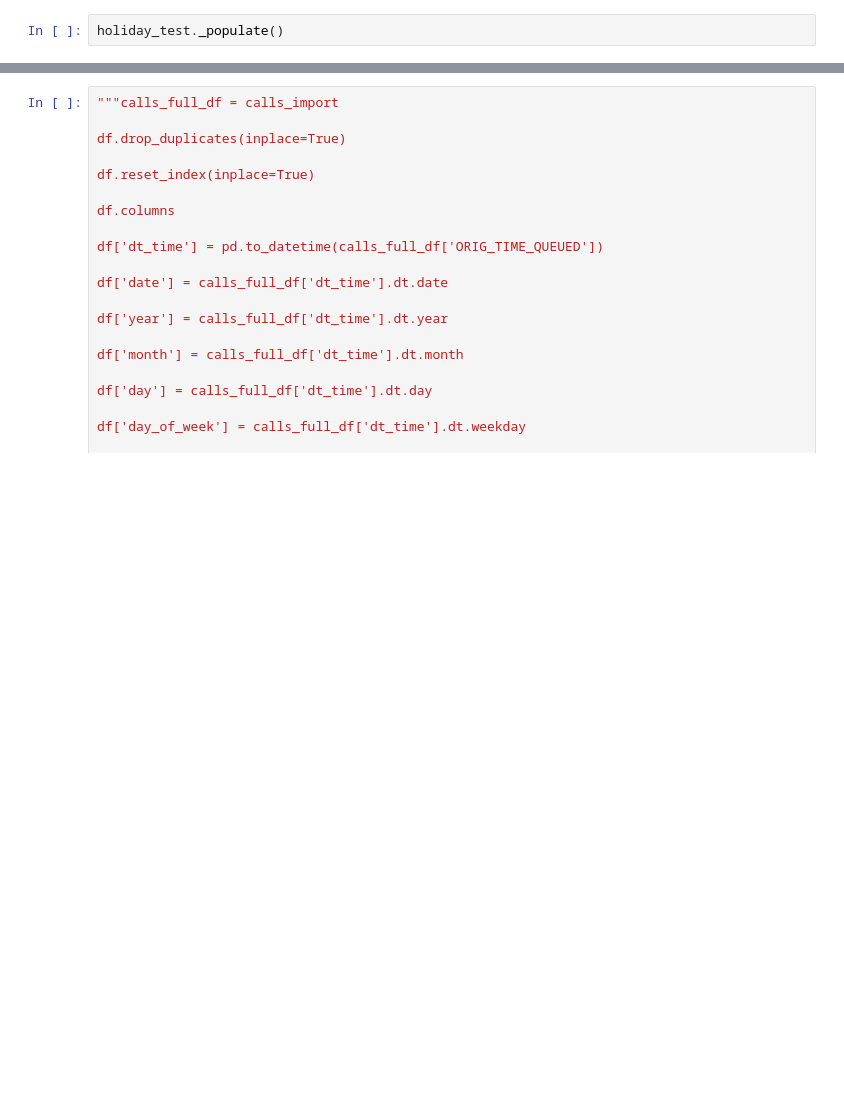
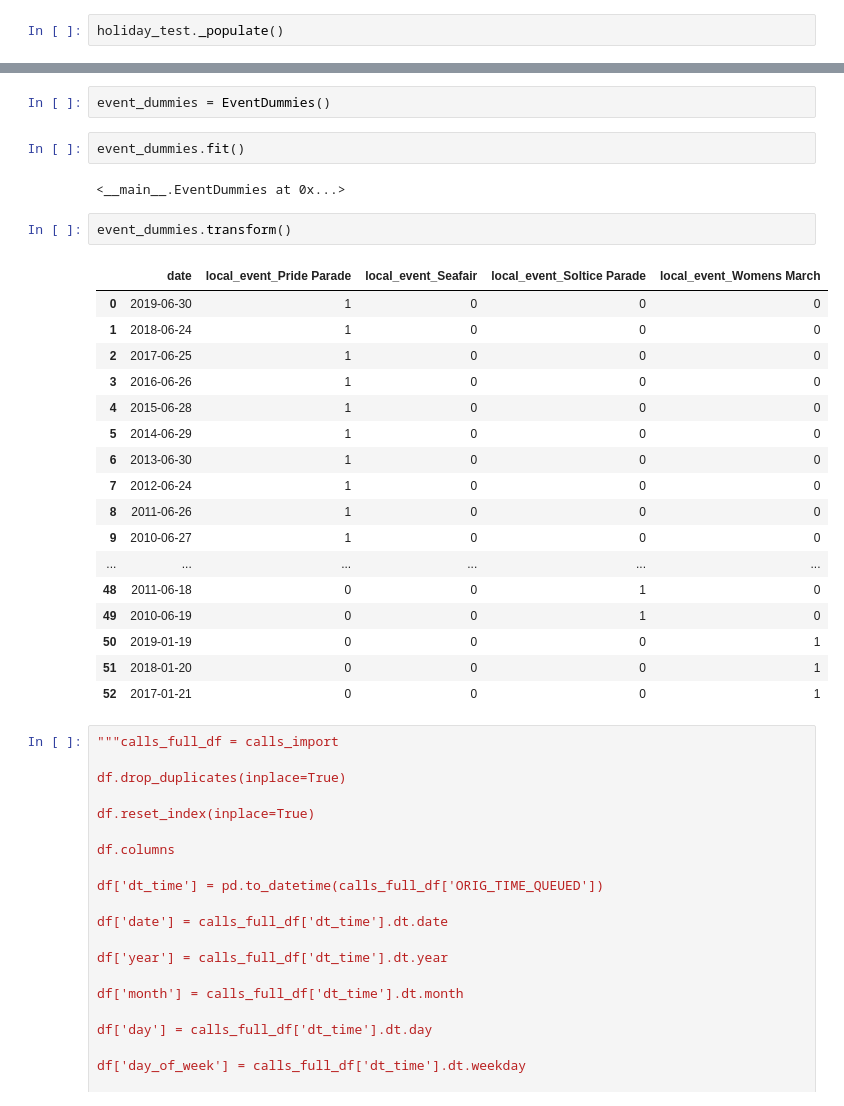
Before and after one commit to analyticallycorrect/seattle_domestic_violence, a Jupyter notebook: Notebooks/pipeline_dev.ipynb, the cells around one changed output, grey strips where cells are left out. Saved outputs shown, nothing was run; the diff lists cells and outputs as text; blank space fills up the shorter version.

Commit message:
change event dummies, holiday dummies and join dataframes methods to classes with fit and transform methods to work in Pipeline

```diff
--- a/Notebooks/pipeline_dev.ipynb
+++ b/Notebooks/pipeline_dev.ipynb
@@ -376,3 +375,29 @@ cf.add_dummies(new_df, event_dummies)
+# %%
+event_dummies = EventDummies()
+# %%
+event_dummies.fit()
+# %% [output]
+<__main__.EventDummies at 0x...>
+# %%
+event_dummies.transform()
+# %% [output]
+|  | date | local_event_Pride Parade | local_event_Seafair | local_event_Soltice Parade | local_event_Womens March |
+| 0 | 2019-06-30 | 1 | 0 | 0 | 0 |
+| 1 | 2018-06-24 | 1 | 0 | 0 | 0 |
+| 2 | 2017-06-25 | 1 | 0 | 0 | 0 |
+| 3 | 2016-06-26 | 1 | 0 | 0 | 0 |
+| 4 | 2015-06-28 | 1 | 0 | 0 | 0 |
+| 5 | 2014-06-29 | 1 | 0 | 0 | 0 |
+| 6 | 2013-06-30 | 1 | 0 | 0 | 0 |
+| 7 | 2012-06-24 | 1 | 0 | 0 | 0 |
+| 8 | 2011-06-26 | 1 | 0 | 0 | 0 |
+| 9 | 2010-06-27 | 1 | 0 | 0 | 0 |
+| ... | ... | ... | ... | ... | ... |
+| 48 | 2011-06-18 | 0 | 0 | 1 | 0 |
+| 49 | 2010-06-19 | 0 | 0 | 1 | 0 |
+| 50 | 2019-01-19 | 0 | 0 | 0 | 1 |
+| 51 | 2018-01-20 | 0 | 0 | 0 | 1 |
+| 52 | 2017-01-21 | 0 | 0 | 0 | 1 |
 # %%
 """calls_full_df = calls_import
 
```
Also changed, not shown: parts of 3 cells of this notebook.
